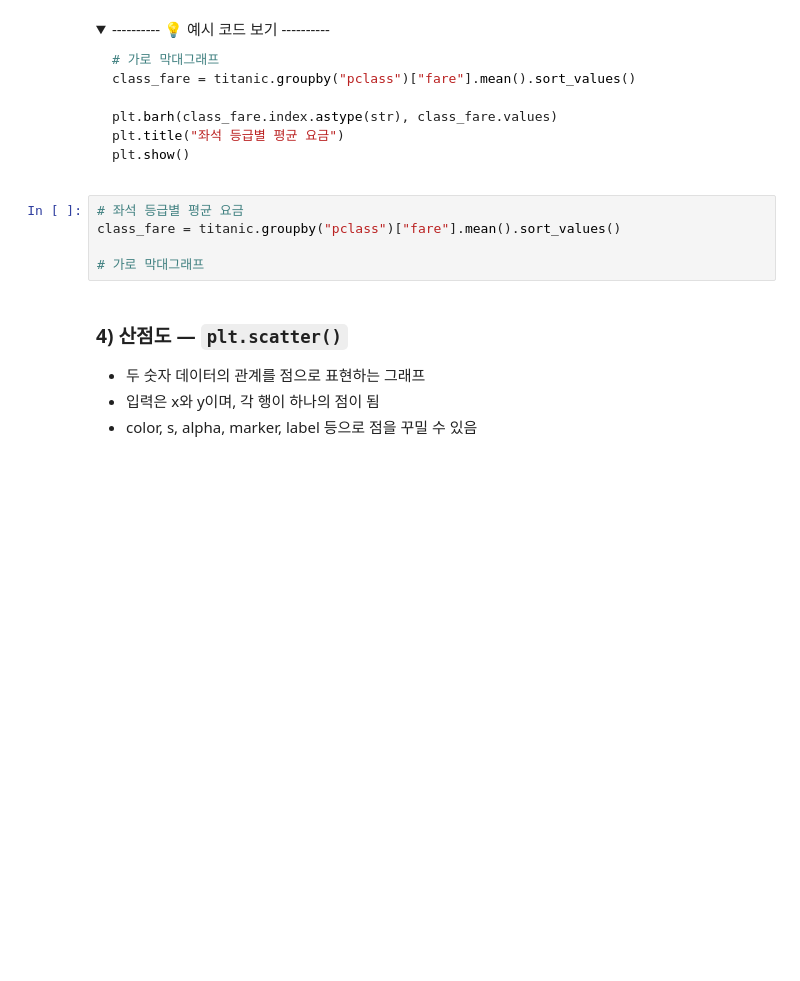
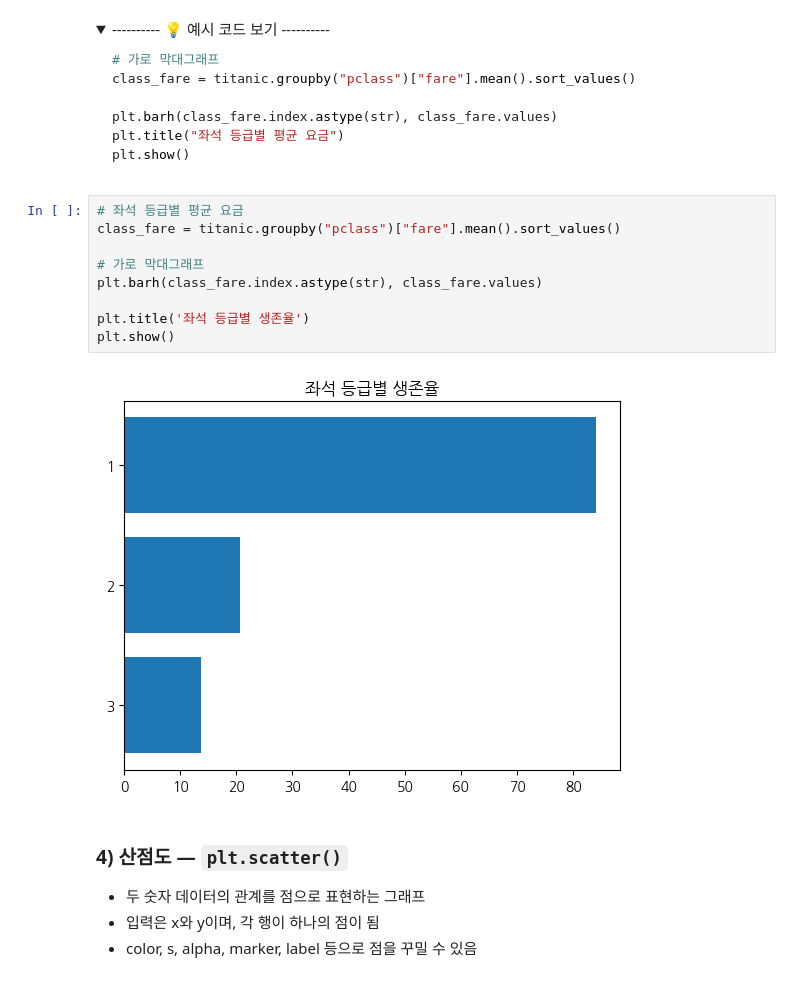
Before and after one commit to qnrPwjd/EST_AI_Challengers_Code, a Jupyter notebook: Week2/CH08_데이터시각화.ipynb, the cells around one changed output. Cells and saved outputs as stored; diff of their text form; folded sections open; blank space fills up the shorter version.

```diff
--- a/Week2/CH08_데이터시각화.ipynb
+++ b/Week2/CH08_데이터시각화.ipynb
@@ -273,8 +289,14 @@ plt.show()
 # %%
 # 좌석 등급별 평균 요금
 class_fare = titanic.groupby("pclass")["fare"].mean().sort_values()
 
 # 가로 막대그래프
+plt.barh(class_fare.index.astype(str), class_fare.values)
+
+plt.title('좌석 등급별 생존율')
+plt.show()
+# %% [output]
+[figure, added]
 # %% [markdown]
 ### 4) 산점도 — `plt.scatter()`
 
```
Also changed, not shown: parts of 43 cells of this notebook.
